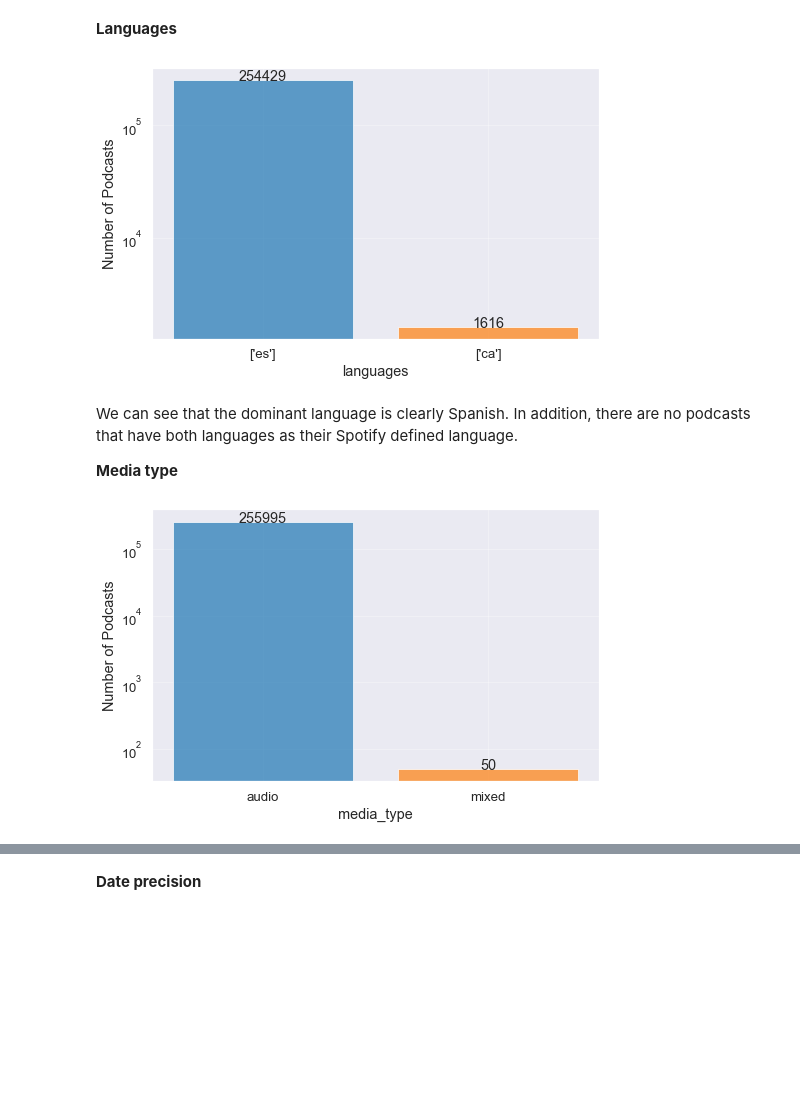
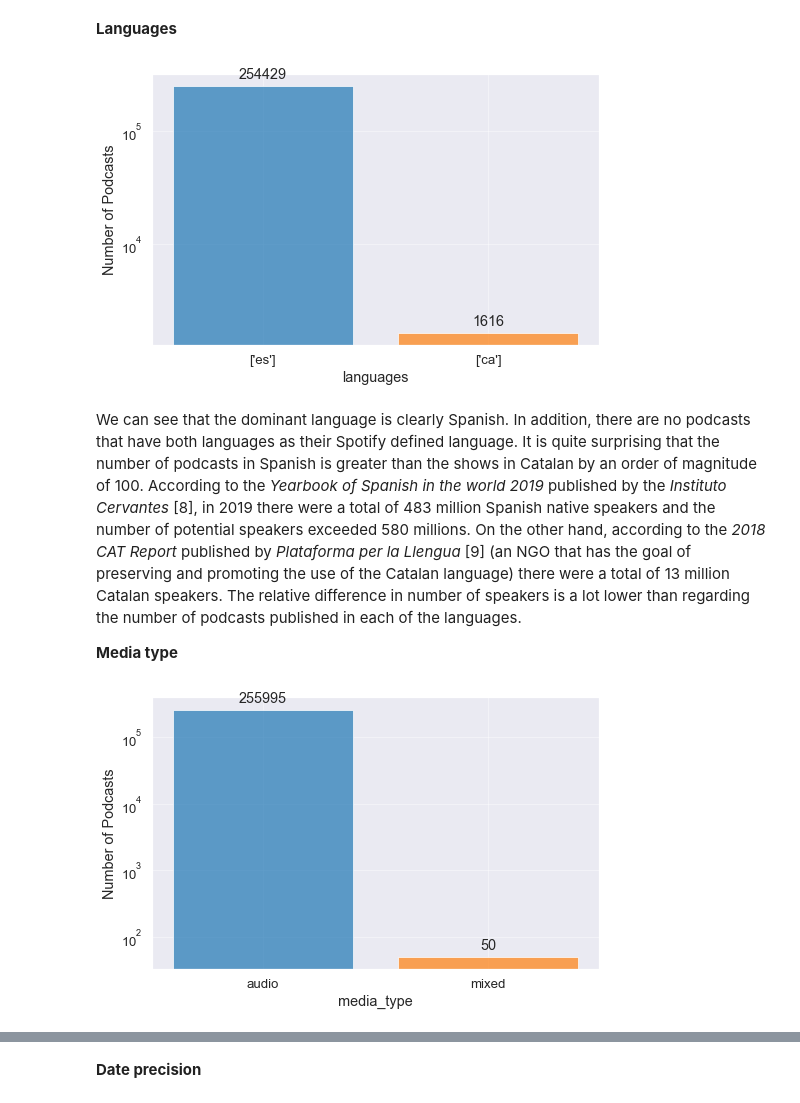
Before and after one commit to xaviercucurull/BDA-Podcasts, a Jupyter notebook: BDA_Final_Project.ipynb, the cells around one changed output, grey strips where cells are left out. Cells and saved outputs as stored; diff of their text form; code cells hidden in the pictures; blank space fills up the shorter version.

```diff
--- a/BDA_Final_Project.ipynb
+++ b/BDA_Final_Project.ipynb
@@ -552,15 +586,16 @@ def plot_count_categorical(collection, field, yscale='linear', figsize=None, ann
 **Languages**
 # %%
 # Languages
-plot_count_categorical(podcasts_prep, 'languages', yscale='log', annotate=True)
+plot_count_discrete(podcasts_prep, 'languages', yscale='log', annotate=True, sort_reverse=True)
 # %% [output]
-[figure, old version]
+[figure, new version]
-# %% [markdown]
-We can see that the dominant language is clearly Spanish. In addition, there are no podcasts that have both languages as their Spotify defined language.
-
-**Media type**
+# %% [markdown]
+We can see that the dominant language is clearly Spanish. In addition, there are no podcasts that have both languages as their Spotify defined language.
+It is quite surprising that the number of podcasts in Spanish is greater than the shows in Catalan by an order of magnitude of 100. According to the *Yearbook of Spanish in the world 2019* published by the *Instituto Cervantes* [8], in 2019 there were a total of 483 million Spanish native speakers and the number of potential speakers exceeded 580 millions. On the other hand, according to the *2018 CAT Report* published by *Plataforma per la Llengua* [9] (an NGO that has the goal of preserving and promoting the use of the Catalan language) there were a total of 13 million Catalan speakers. The relative difference in number of speakers is a lot lower than regarding the number of podcasts published in each of the languages.
+
+**Media type**
 # %%
 # Media type
-plot_count_categorical(podcasts_prep, 'media_type', yscale='log', annotate=True)
+plot_count_discrete(podcasts_prep, 'media_type', yscale='log', annotate=True, sort_reverse=True)
 # %% [output]
-[figure, old version]
+[figure, new version]
```
Also changed, not shown: parts of 23 cells of this notebook.
